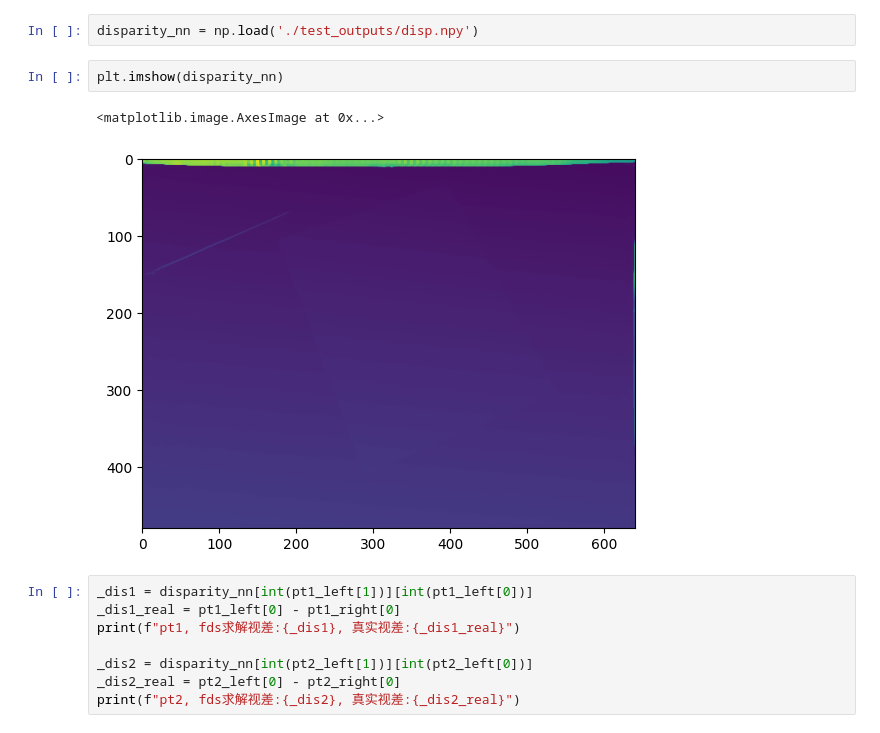
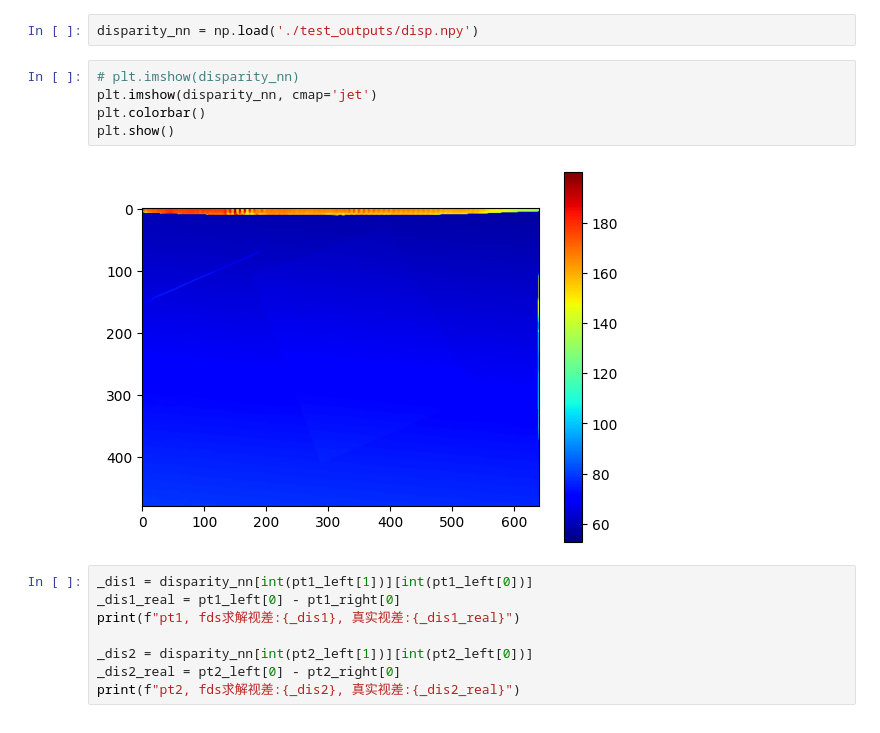
Before and after one commit to chenzhaoqiJM/camera3d_kit, a Jupyter notebook: stereo/foundation_stereo/fds_stereo_quick_verify.ipynb, the cells around one changed output. Saved outputs shown, nothing was run; the diff lists cells and outputs as text.

```diff
--- a/stereo/foundation_stereo/fds_stereo_quick_verify.ipynb
+++ b/stereo/foundation_stereo/fds_stereo_quick_verify.ipynb
@@ -161,10 +161,12 @@ print(f"使用矩阵Q计算得到的距离: {np.linalg.norm(_world_pt2-_world_pt
 # %%
 disparity_nn = np.load('./test_outputs/disp.npy')
 # %%
-plt.imshow(disparity_nn)
+# plt.imshow(disparity_nn)
+plt.imshow(disparity_nn, cmap='jet')
+plt.colorbar()
+plt.show()
 # %% [output]
-<matplotlib.image.AxesImage at 0x...>
-[figure, old version]
+[figure, new version]
 # %%
 _dis1 = disparity_nn[int(pt1_left[1])][int(pt1_left[0])]
 _dis1_real = pt1_left[0] - pt1_right[0]
```
Also changed, not shown: 7 other files.
